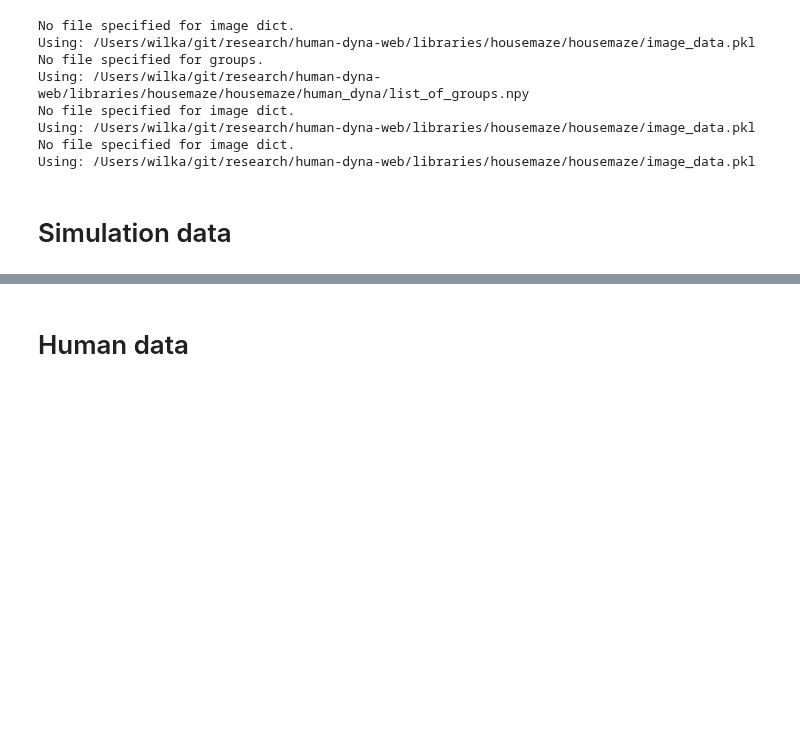
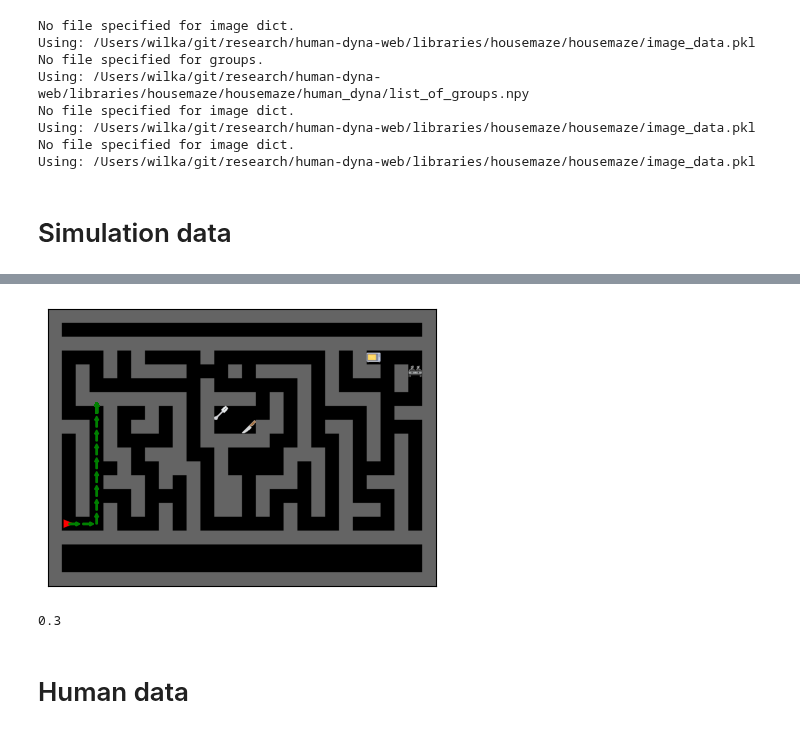
Before and after one commit to wcarvalho/human-dyna-web, a Jupyter notebook: figures/jaxmaze_results.ipynb, the cells around one changed output, grey strips where cells are left out. Cells and saved outputs as stored; diff of their text form; code cells hidden in the pictures; blank space fills up the shorter version.

```diff
--- a/figures/jaxmaze_results.ipynb
+++ b/figures/jaxmaze_results.ipynb
@@ -54,5 +75,13 @@ model_df = housemaze_model_data.get_model_data(
+# %%
+from analysis import housemaze_utils
+
+housemaze_utils.render_path(model_df.filter(eval=False, success=0).episodes[0])
+# %% [output]
+[figure, added]
 # %%
-# model_df = model_df.rename({'went_to_junction': 'reuse'})
+model_df['success'].mean()
+# %% [output]
+0.3
 # %% [markdown]
 # Human data
 # %%
```
Also changed, not shown: parts of 9 cells of this notebook, 10 other files.
